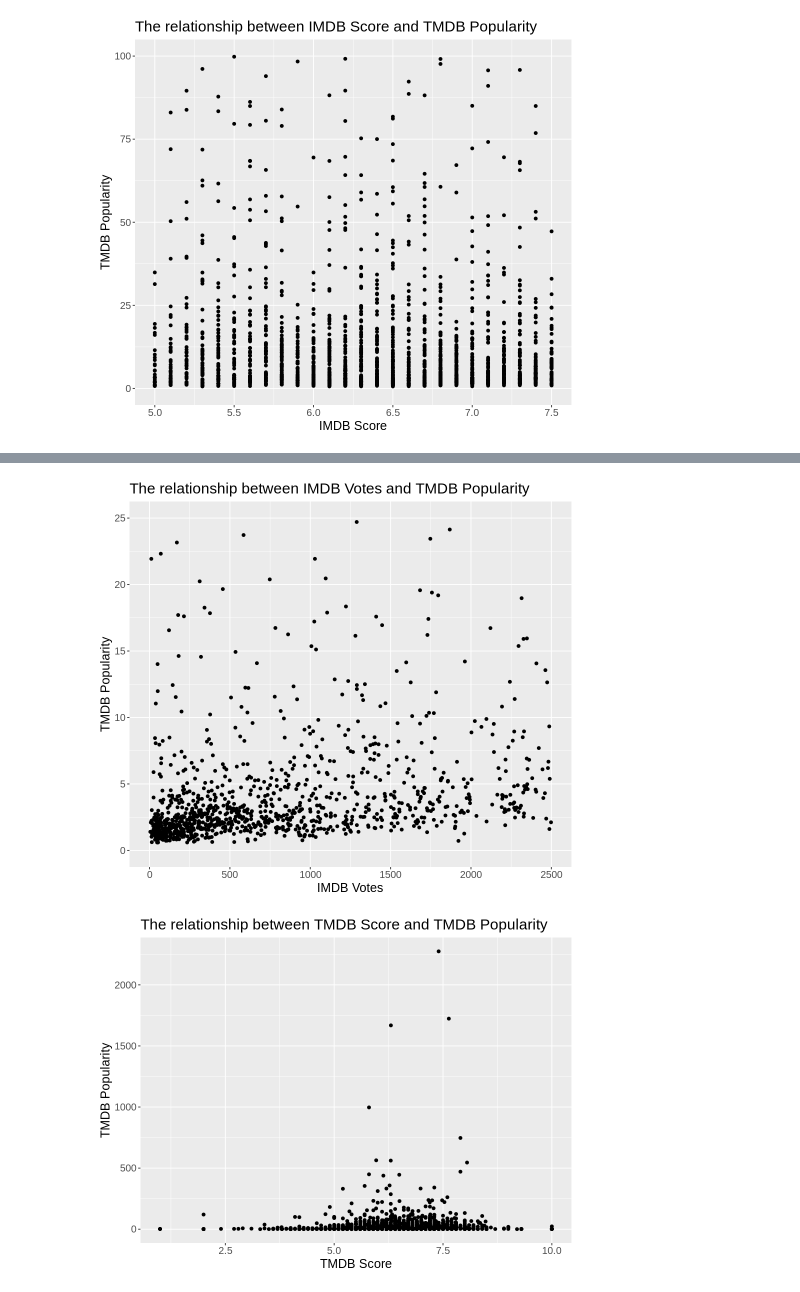
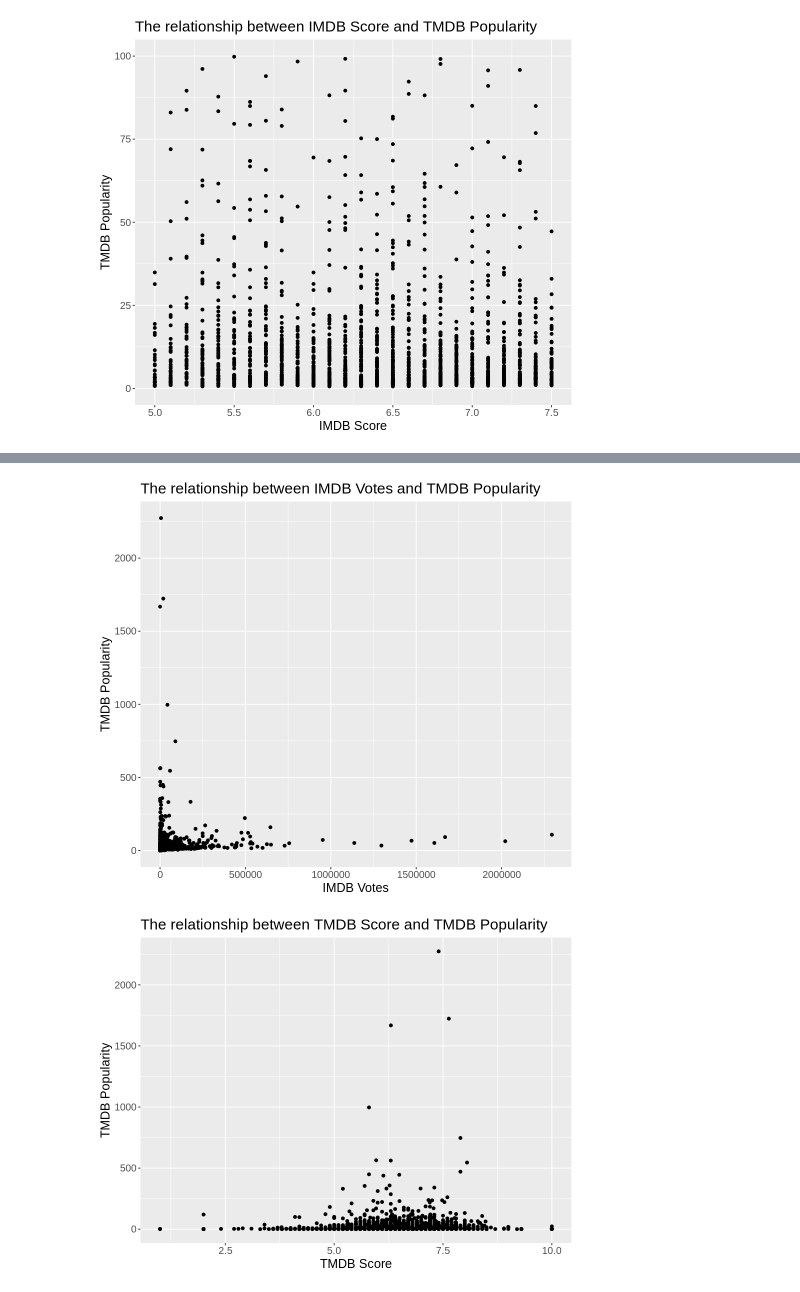
Before and after one commit to sm020402/dsci-100-2022w1-group-98, a Jupyter notebook: project_proposal/report.ipynb, the cells around one changed output, grey strips where cells are left out. Drawn from its saved outputs; the diff is of its cells as text; code cells hidden in the pictures.

```diff
--- a/project_proposal/report.ipynb
+++ b/project_proposal/report.ipynb
@@ -127,8 +127,6 @@ ivotes_plot <- titles_training %>%
     geom_point() +
     labs(x = "IMDB Votes", y ="TMDB Popularity") +
     ggtitle("The relationship between IMDB Votes and TMDB Popularity")+
-    ylim(0,25)+
-    xlim(0,2500)+
     theme(text = element_text(size = 15))
 
 ivotes_plot
@@ -138,4 +134,4 @@ Warning message:
-[figure, old version]
+[figure, new version]
 # %%
 options(repr.plot.width = 8, repr.plot.height = 6)
 tscore_plot <- titles_training %>%
```
Also changed, not shown: parts of 2 cells of this notebook.
